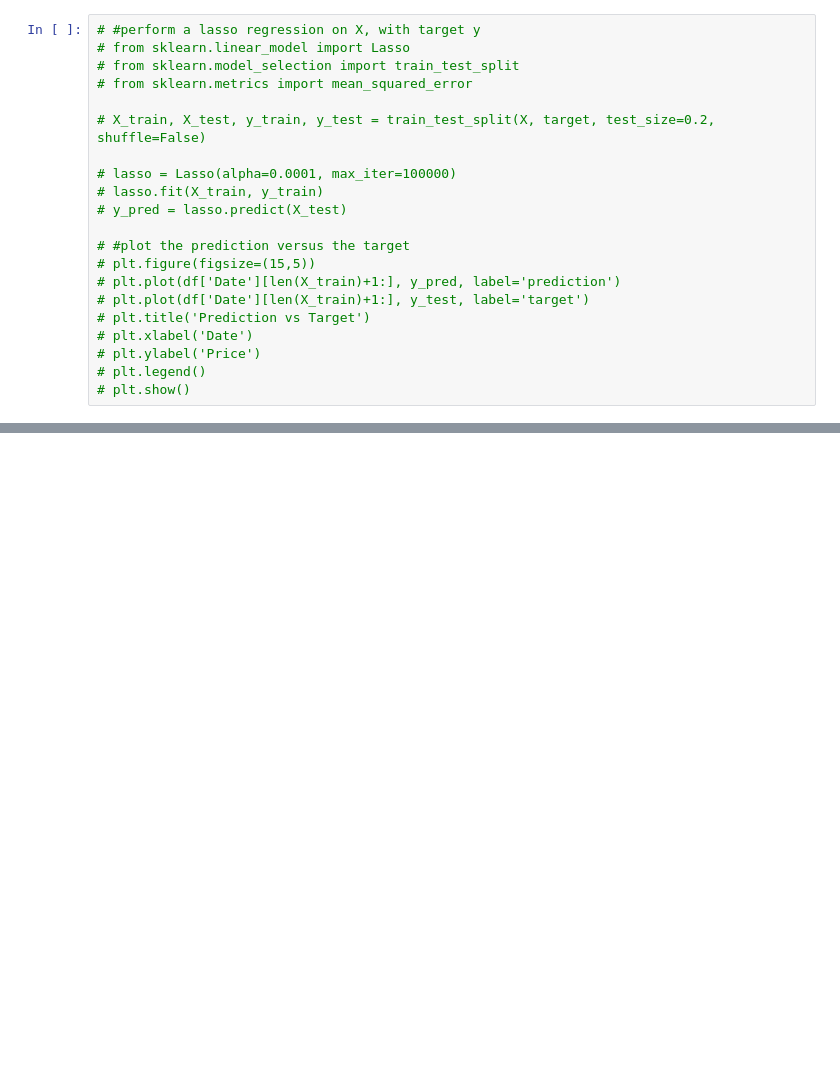
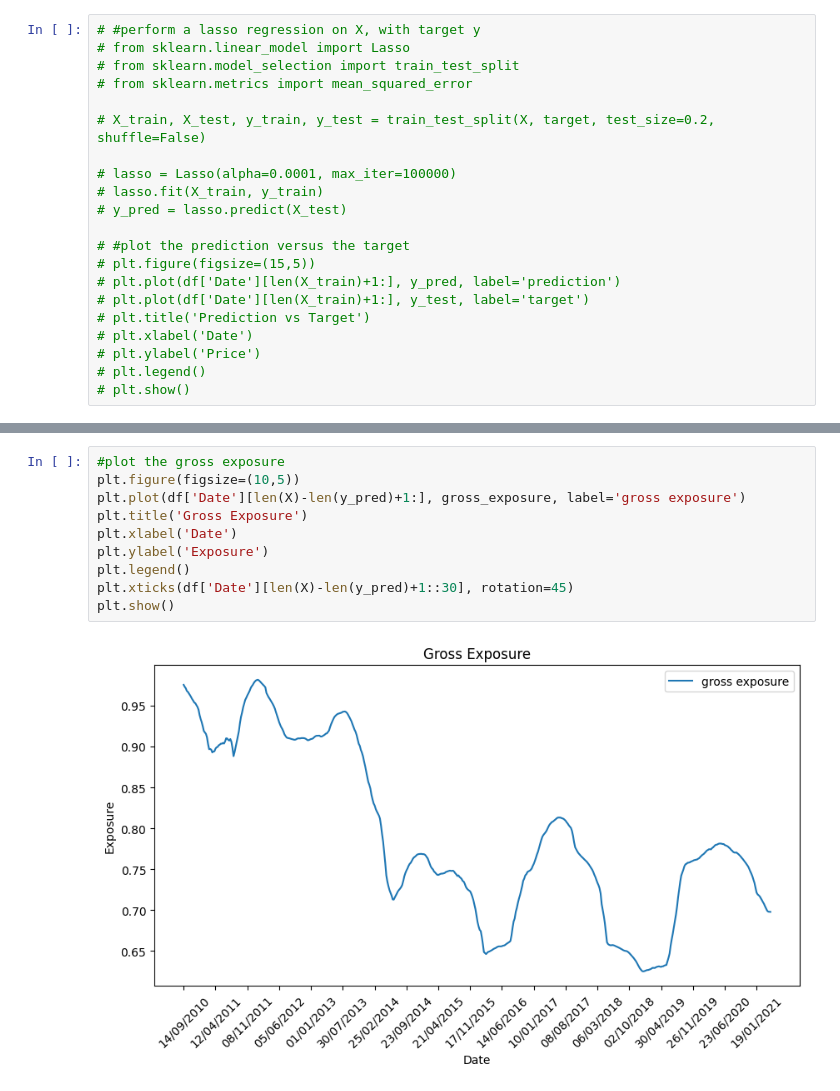
Before and after one commit to jstringara/Fintech, a Jupyter notebook: Progetto finale/Regression.ipynb, the cells around one changed output, grey strips where cells are left out. Drawn from its saved outputs; the diff is of its cells as text; blank space fills up the shorter version.

```diff
--- a/Progetto finale/Regression.ipynb
+++ b/Progetto finale/Regression.ipynb
@@ -204,0 +280,12 @@ mean_squared_error(y_test, y_pred)
+# %%
+#plot the gross exposure
+plt.figure(figsize=(10,5))
+plt.plot(df['Date'][len(X)-len(y_pred)+1:], gross_exposure, label='gross exposure')
+plt.title('Gross Exposure')
+plt.xlabel('Date')
+plt.ylabel('Exposure')
+plt.legend()
+plt.xticks(df['Date'][len(X)-len(y_pred)+1::30], rotation=45)
+plt.show()
+# %% [output]
+[figure, added]
```
Also changed, not shown: parts of 10 cells of this notebook.
